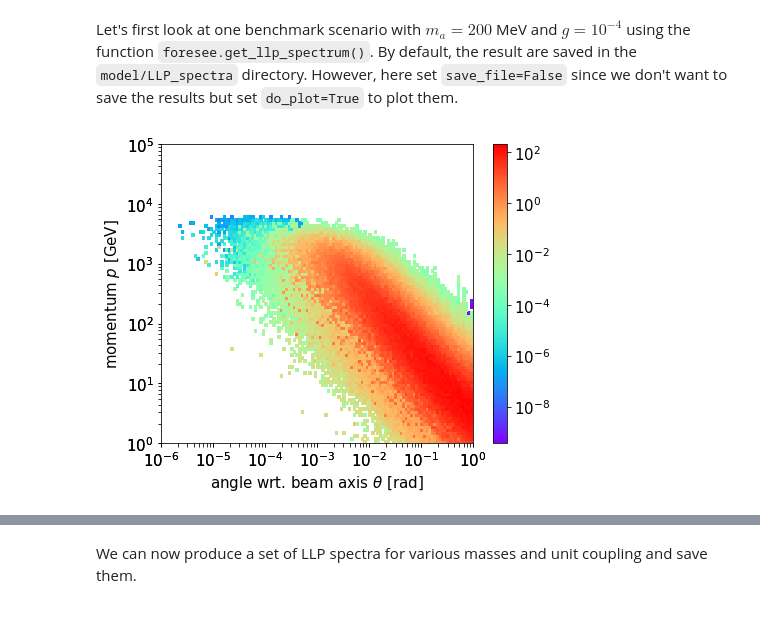
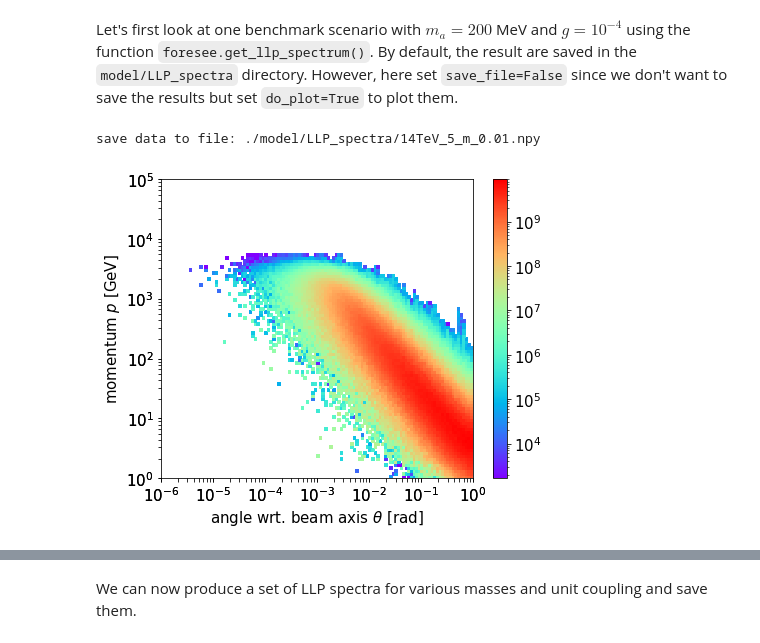
Before and after one commit to KlingFelix/FORESEE, a Jupyter notebook: Models/ALP-W/ALP-W.ipynb, the cells around one changed output, grey strips where cells are left out. Cells and saved outputs as stored; diff of their text form; code cells hidden in the pictures.

```diff
--- a/Models/ALP-W/ALP-W.ipynb
+++ b/Models/ALP-W/ALP-W.ipynb
@@ -63,7 +63,7 @@ model.add_production_2bodydecay(
     br = "2.2e4 * coupling**2 * np.sqrt((1-(mass+0.495)**2/5.279**2)*(1-(mass-0.495)**2/5.279**2))",
     generator = "Pythia8",
     energy = energy,
-    nsample = 20,
+    nsample = 200,
 )
 
 model.add_production_2bodydecay(
@@ -72,7 +72,7 @@ model.add_production_2bodydecay(
     br = "2.2e4 * coupling**2 * np.sqrt((1-(mass+0.495)**2/5.279**2)*(1-(mass-0.495)**2/5.279**2))",
     generator = "Pythia8",
     energy = energy,
-    nsample = 20,
+    nsample = 200,
 )
 
 model.add_production_2bodydecay(
@@ -92,6 +92,15 @@ model.add_production_2bodydecay(
     energy = energy,
     nsample = 10,
 )
+
+model.add_production_2bodydecay(
+    pid0 = "-321",
+    pid1 = "211",
+    br = "10.5 * coupling**2 * np.sqrt((1-(mass+0.135)**2/0.495**2)*(1-(mass-0.135)**2/0.495**2))",
+    generator = "EPOSLHC",
+    energy = energy,
+    nsample = 10,
+)
 # %% [markdown]
 **Lifetime:** For most models the lifetime can be written as $\ c\tau(m,g)\  =\  c\tau(m,g_*) \ \cdot\  g_*^2 \ / \ g^{2}$ where $m$ is the mass, $g$ is the coupling and $g_*$ is some reference coupling. In this case, we can provide a table of masses $m$ and lifetimes $c\tau(m,g_*)$ at a reference coupling $g_*$ using `model.set_ctau_1d`. Alternatively, one can also provide a table of masses $m$, couplings $g$ and lifetimes $c\tau(m,g)$ via `model.set_ctau_2d()`.
 # %%
@@ -115,7 +124,8 @@ foresee.set_model(model=model)
 # %% [markdown]
 Let's first look at one benchmark scenario with $m_{a}=200$ MeV and $g=10^{-4}$ using the function `foresee.get_llp_spectrum()`.  By default, the result are saved in the `model/LLP_spectra` directory. However, here set `save_file=False` since we don't want to save the results but set `do_plot=True` to plot them.
 # %%
-plt = foresee.get_llp_spectrum(0.2, coupling=10**(-4), do_plot=True, save_file=False)
+plt = foresee.get_llp_spectrum(0.01, coupling=1, do_plot=True, save_file=True)
 plt.show()
 # %% [output]
+save data to file: ./model/LLP_spectra/14TeV_5_m_0.01.npy
-[figure, old version]
+[figure, new version]
```
Also changed, not shown: parts of 8 cells of this notebook, 11 other files.
